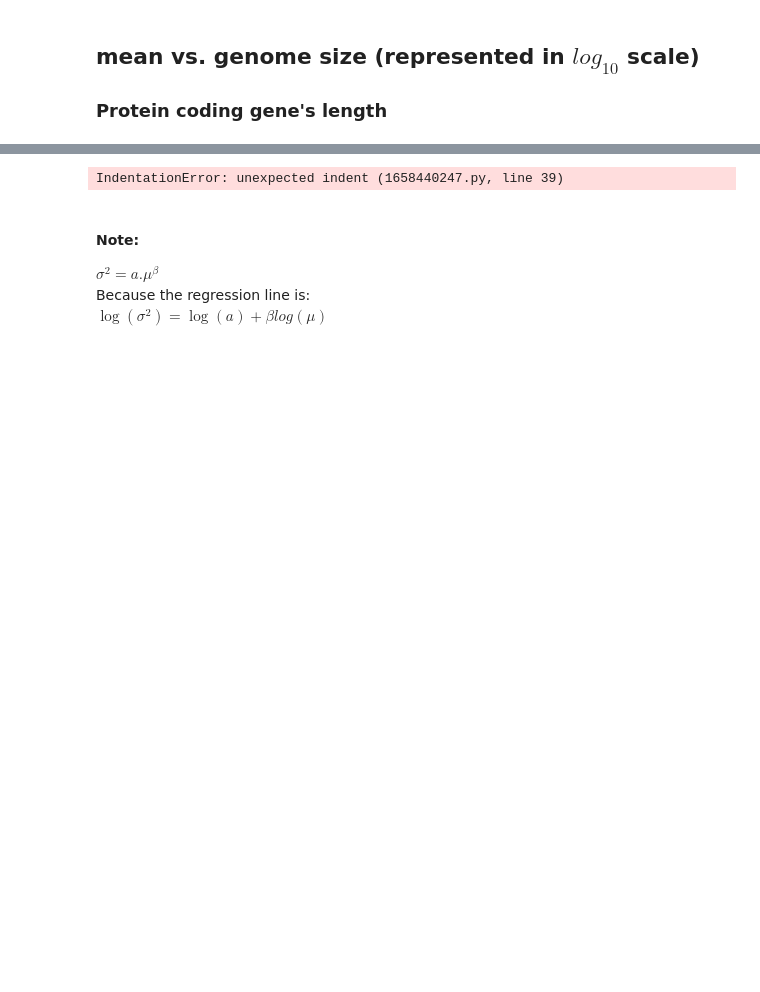
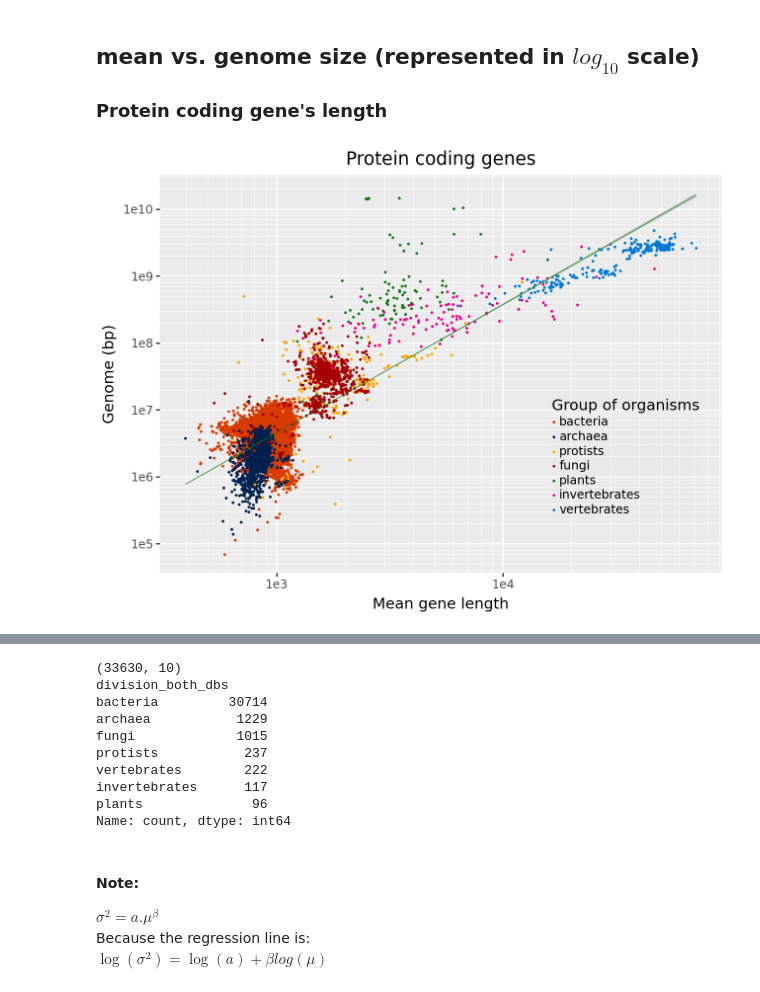
Before and after one commit to emuro/EM_probando, a Jupyter notebook: EM_gene_length/meanGeneLength_vs_genomeSize.ipynb, the cells around one changed output, grey strips where cells are left out. Cells and saved outputs as stored; diff of their text form; code cells hidden in the pictures; blank space fills up the shorter version.

```diff
--- a/EM_gene_length/meanGeneLength_vs_genomeSize.ipynb
+++ b/EM_gene_length/meanGeneLength_vs_genomeSize.ipynb
@@ -135,45 +134,47 @@ legends_by = "division_both_dbs"
 title = "Protein coding genes" # "Uniprot, reference Proteomes (protein length)"
 x_lab = "Mean gene length"
 y_lab = "Genome (bp)"
+#y_lab = "Number of prot. cod. genes"
 bool_show_regression = True
 
-df2plot = stat_df
+df2plot = stat_df.copy()
+#df2plot["genome"] = df2plot["genome"] - df2plot["count"] * df2plot["mean"]
 if 0:
     print(df2plot.shape)
 
 # Sort division_both_dbs in order to plot the color of the clades in order
 if 0:
     print(df2plot.division_both_dbs.unique())
 df2plot.division_both_dbs = pd.Categorical(df2plot.division_both_dbs,
                                 categories=c.ORG_GROUPS,
                                 ordered=True)
 df2plot.sort_values('division_both_dbs', inplace=True)
 
-col_x = "mean"
-
 p = (
         ggplot(df2plot, aes(col_x, col_y, color=legends_by)) +
         geom_point(size=0.15) + #, alpha=0.4 + # color, fill )
         geom_smooth(method="lm", color="green", size=0.25, span=.8) +
         labs(title=title, x=x_lab, y=y_lab)
         + scale_color_manual(values=c.COLOR_ORG_GROUPS)
         + labs(color='Group of organisms') # legend title
-        + scale_x_log10(breaks=[10 ** power for power in range(6)],
-          limits=[min(df2plot[col_x].to_list())/2, 2*max(df2plot[col_x].to_list())])
-        + scale_y_log10(breaks = [10**power for power in range(13)],
-          limits = [min(df2plot[col_y].to_list())/2,2*max(df2plot[col_y].to_list())])#, labels=scientific_format(digits=2)
-    ) + theme(legend_position=(0.95,0.1), legend_key_size=2, \
-        legend_background=element_rect(fill='grey', alpha=0.01)) + \
-            annotate('text', x=0.01*max(df2plot[col_x].to_list()), \
-                y=0.65*max(df2plot[col_y].to_list()), label=txt,size=9,color="black")
-    p.show()
+        + scale_x_log10(breaks=[10 ** power for power in range(6)])#,
+        #  limits=[min(df2plot[col_x].to_list())/2, 2*max(df2plot[col_x].to_list())])
+        + scale_y_log10(breaks = [10**power for power in range(11)])#,
+        #  limits = [min(df2plot[col_y].to_list())/2,2*max(df2plot[col_y].to_list())])#, labels=scientific_format(digits=2)
+    ) + theme(legend_position=(0.95,0.2), legend_key_size=2, \
+        legend_background=element_rect(fill='grey', alpha=0.01)) #+ \
+        #    annotate('text', x=0.01*max(df2plot[col_x].to_list()), \
+        #        y=0.65*max(df2plot[col_y].to_list()), label=txt,size=9,color="black")
+
+p.show()
 
 
 #gl_p.plot_taylor_genes(df2plot, col_x, col_y, x_lab, y_lab, title, legends_by, bool_show_regression)
 if 1:
     pd.set_option('display.max_columns', len(df2plot.columns))
     display(df2plot.sample(2))
     print(df2plot.shape)
     #print(df2plot["division"].value_counts())
     print(df2plot["division_both_dbs"].value_counts())
 # %% [output]
+[figure, added]
@@ -180,4 +184,13 @@ if 1:
-IndentationError: unexpected indent (1658440247.py, line 39)
+(33630, 10)
+division_both_dbs
+bacteria         30714
+archaea           1229
+fungi             1015
+protists           237
+vertebrates        222
+invertebrates      117
+plants              96
+Name: count, dtype: int64
 # %% [markdown]
 #### Note:
 $\sigma^{2} = a . \mu^{\beta}$
```
Also changed, not shown: parts of 5 cells of this notebook.
